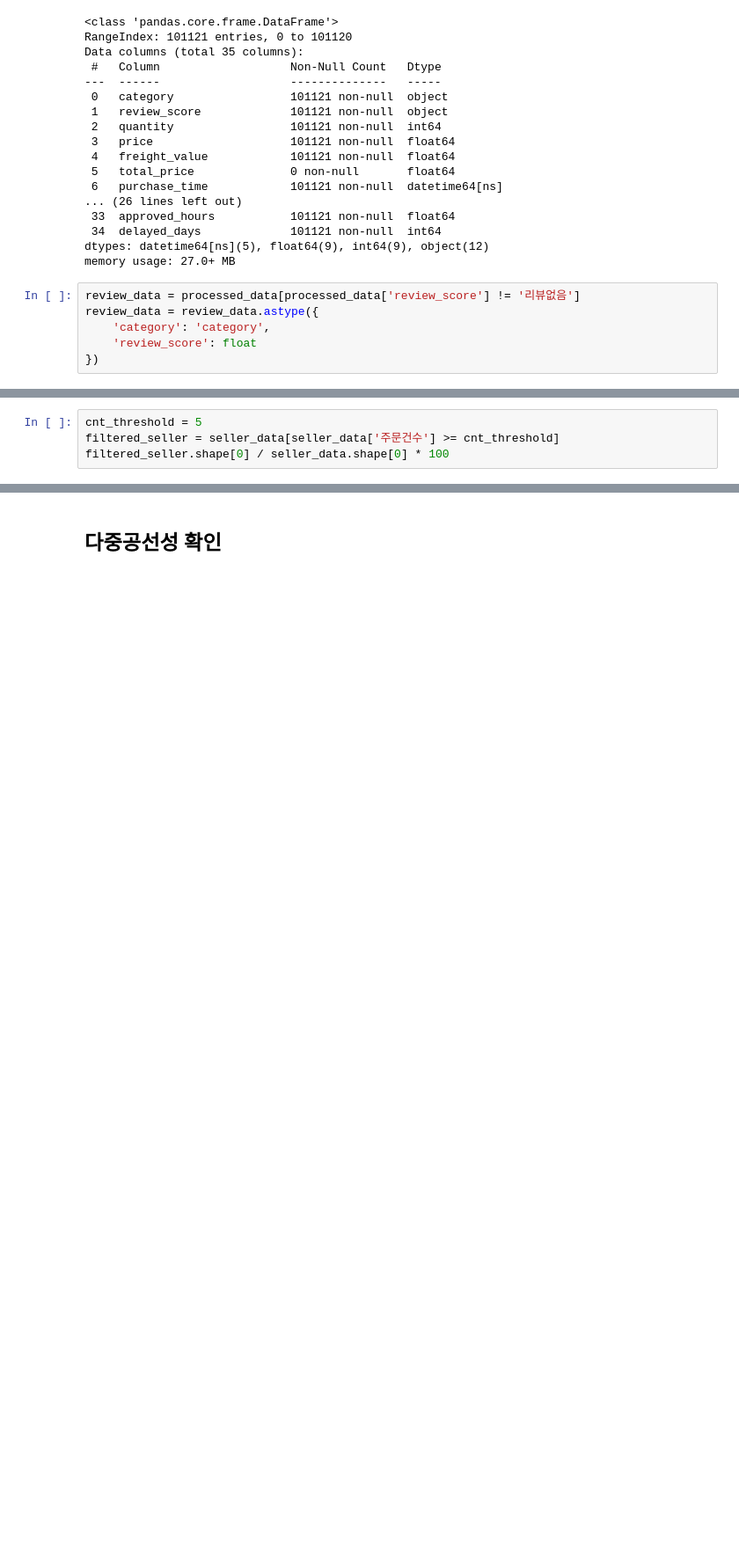
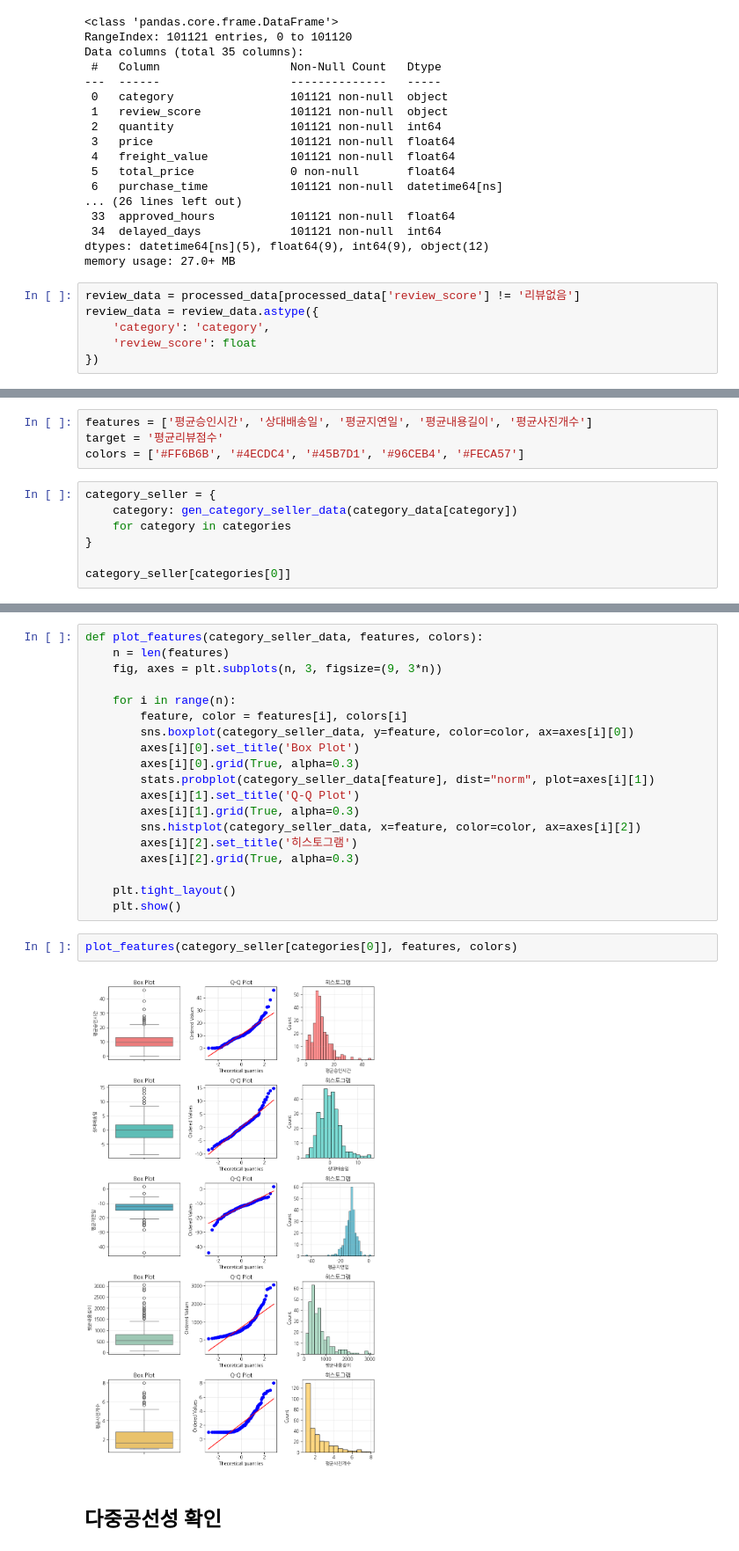
Before and after one commit to Olist-Data-Analysis/Project2, a Jupyter notebook: notebooks/seller_clustering.ipynb, the cells around one changed output, grey strips where cells are left out. Shown at 88% size. Saved outputs shown, nothing was run; the diff lists cells and outputs as text; blank space fills up the shorter version.

```diff
--- a/notebooks/seller_clustering.ipynb
+++ b/notebooks/seller_clustering.ipynb
@@ -167,4 +139,0 @@ seller_data.sort_values(['주문건수', '평균리뷰점수'], ascending=[False
-# %%
-cnt_threshold = 5
-filtered_seller = seller_data[seller_data['주문건수'] >= cnt_threshold]
-filtered_seller.shape[0] / seller_data.shape[0] * 100
@@ -250,0 +206,11 @@ plt.show()
+# %%
+features = ['평균승인시간', '상대배송일', '평균지연일', '평균내용길이', '평균사진개수']
+target = '평균리뷰점수'
+colors = ['#FF6B6B', '#4ECDC4', '#45B7D1', '#96CEB4', '#FECA57']
+# %%
+category_seller = {
+    category: gen_category_seller_data(category_data[category])
+    for category in categories
+}
+
+category_seller[categories[0]]
@@ -251,2 +231,25 @@ plt.show()
+# %%
+def plot_features(category_seller_data, features, colors):
+    n = len(features)
+    fig, axes = plt.subplots(n, 3, figsize=(9, 3*n))
+
+    for i in range(n):
+        feature, color = features[i], colors[i]
+        sns.boxplot(category_seller_data, y=feature, color=color, ax=axes[i][0])
+        axes[i][0].set_title('Box Plot')
+        axes[i][0].grid(True, alpha=0.3)
+        stats.probplot(category_seller_data[feature], dist="norm", plot=axes[i][1])
+        axes[i][1].set_title('Q-Q Plot')
+        axes[i][1].grid(True, alpha=0.3)
+        sns.histplot(category_seller_data, x=feature, color=color, ax=axes[i][2])
+        axes[i][2].set_title('히스토그램')
+        axes[i][2].grid(True, alpha=0.3)
+
+    plt.tight_layout()
+    plt.show()
+# %%
+plot_features(category_seller[categories[0]], features, colors)
+# %% [output]
+[figure, added]
 # %% [markdown]
 ## 다중공선성 확인
```
Also changed, not shown: parts of 37 cells of this notebook.
